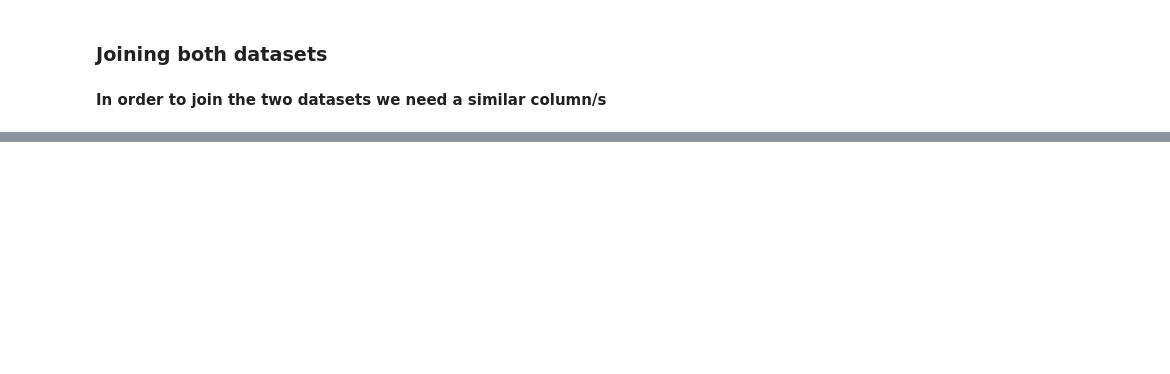
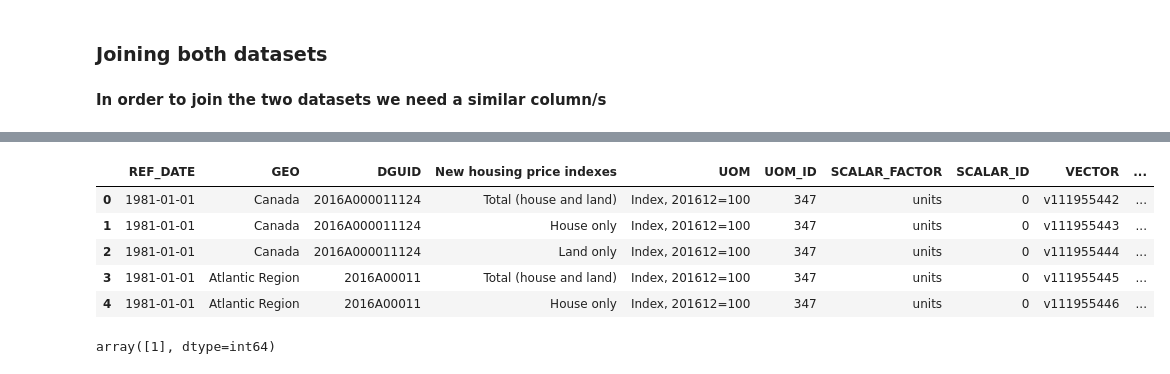
Before and after one commit to hunainmuneer/housing-crisis-in-canada, a Jupyter notebook: data-science-project/notebooks/notebook1.ipynb, the cells around one changed output, grey strips where cells are left out. Drawn from its saved outputs; the diff is of its cells as text; code cells hidden in the pictures; blank space fills up the shorter version.

```diff
--- a/data-science-project/notebooks/notebook1.ipynb
+++ b/data-science-project/notebooks/notebook1.ipynb
@@ -276,3 +231,0 @@ immigration_data
-# %%
-housing_data['area_code'] = housing_data['GEO'].map(area_code)
-housing_data[housing_data['area_code'] == 'ON']
@@ -292,0 +292,19 @@ housing_data[housing_data['area_code'] == 'ON']
+# %%
+# The "SYMBOL" and "TERMINATED" columns are completely null, so we will drop them from the dataframe
+
+col_to_drop = ['SYMBOL', 'TERMINATED']
+housing_data.drop(columns = col_to_drop, inplace= True)
+housing_data.head()
+# %% [output]
+|  | REF_DATE | GEO | DGUID | New housing price indexes | UOM | UOM_ID | SCALAR_FACTOR | SCALAR_ID | VECTOR | ... |
+| 0 | 1981-01-01 | Canada | 2016A000011124 | Total (house and land) | Index, 201612=100 | 347 | units | 0 | v111955442 | ... |
+| 1 | 1981-01-01 | Canada | 2016A000011124 | House only | Index, 201612=100 | 347 | units | 0 | v111955443 | ... |
+| 2 | 1981-01-01 | Canada | 2016A000011124 | Land only | Index, 201612=100 | 347 | units | 0 | v111955444 | ... |
+| 3 | 1981-01-01 | Atlantic Region | 2016A00011 | Total (house and land) | Index, 201612=100 | 347 | units | 0 | v111955445 | ... |
+| 4 | 1981-01-01 | Atlantic Region | 2016A00011 | House only | Index, 201612=100 | 347 | units | 0 | v111955446 | ... |
+# %%
+# Lets take a look at the "DECIMALS" column to get a better idea
+
+housing_data['DECIMALS'].unique()
+# %% [output]
+array([1], dtype=int64)
```
Also changed, not shown: parts of 12 cells of this notebook, 7 other files.
